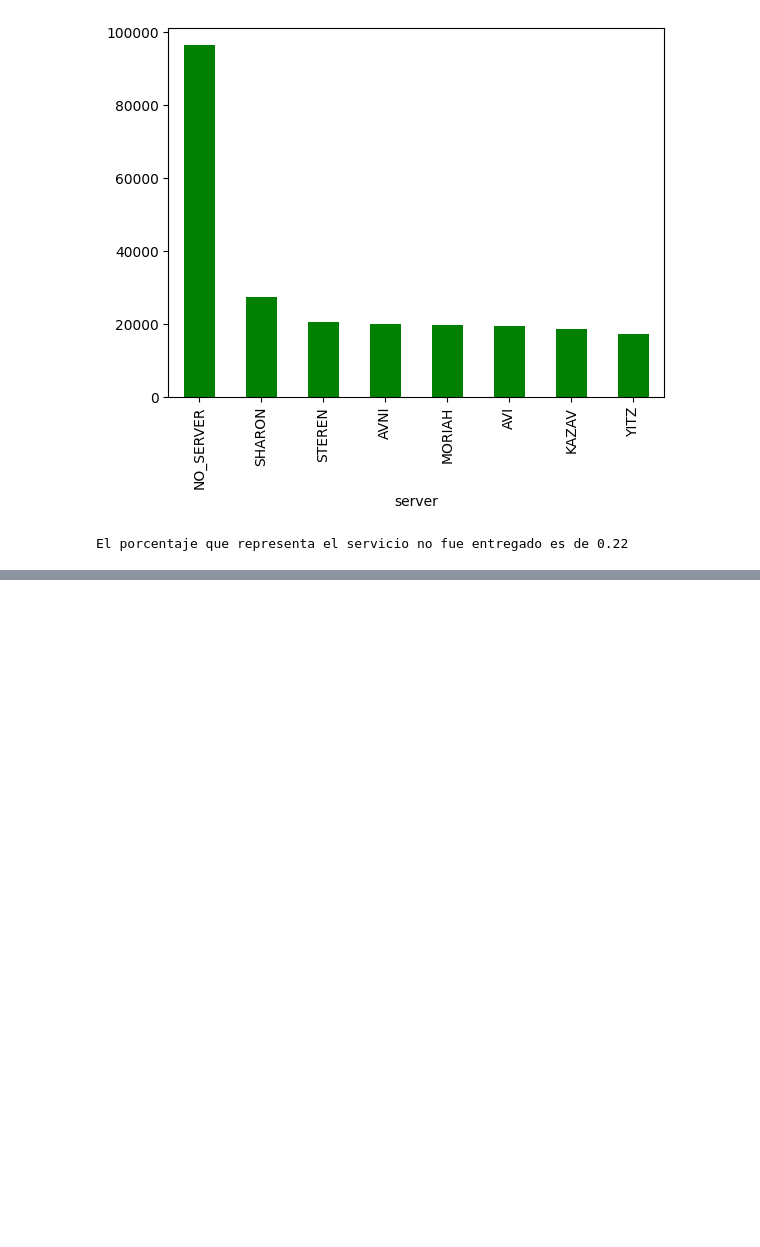
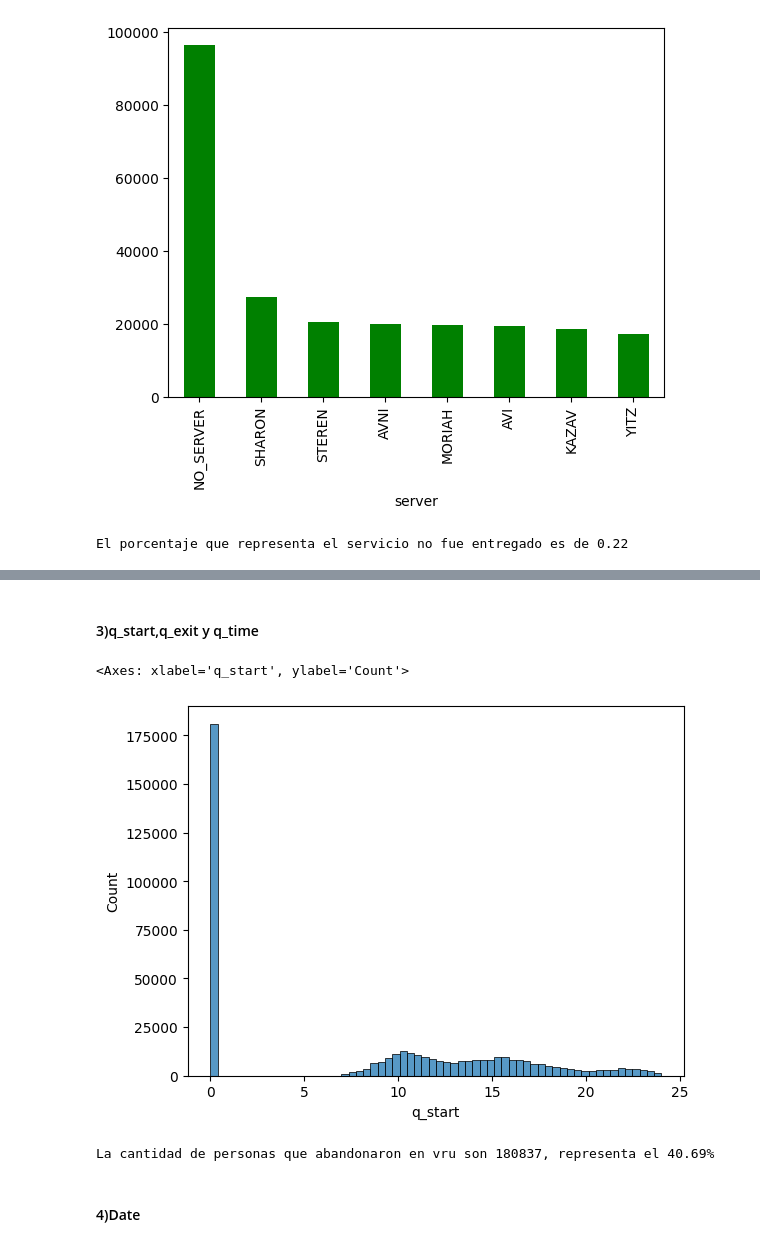
Before and after one commit to MaximilianoTauil/Practico_Integrador_M5, a Jupyter notebook: Call-center.ipynb, the cells around one changed output, grey strips where cells are left out. Saved outputs shown, nothing was run; the diff lists cells and outputs as text; code cells hidden in the pictures; blank space fills up the shorter version.

```diff
--- a/Call-center.ipynb
+++ b/Call-center.ipynb
@@ -446,0 +529,17 @@ El porcentaje que representa el servicio no fue entregado es de 0.22
+# %% [markdown]
+#### 3)q_start,q_exit y q_time
+# %%
+#Graficamos tiempos de espera en cola
+sns.histplot(data=data_call, x=(data_call['q_start'] - data_call['q_start'].dt.normalize()) / pd.Timedelta(hours=1))
+# %% [output]
+<Axes: xlabel='q_start', ylabel='Count'>
+[figure, added]
+# %%
+#Debemos ser conscientes que del total de llamadas que es 444448, tenemos casi la mitad de llamadas que son abandonadas antes de pasar ese tiempo de espera
+contador_abandono = (data_call['q_start'].dt.time == pd.to_datetime('00:00:00').time()).sum()
+porcentaje_abandono = round((contador_abandono/444448)*100,2)
+print(f'La cantidad de personas que abandonaron en vru son {contador_abandono}, representa el {porcentaje_abandono}%')
+# %% [output]
+La cantidad de personas que abandonaron en vru son 180837, representa el 40.69%
+# %% [markdown]
+#### 4)Date
```
Also changed, not shown: parts of 36 cells of this notebook, 4 other files.
